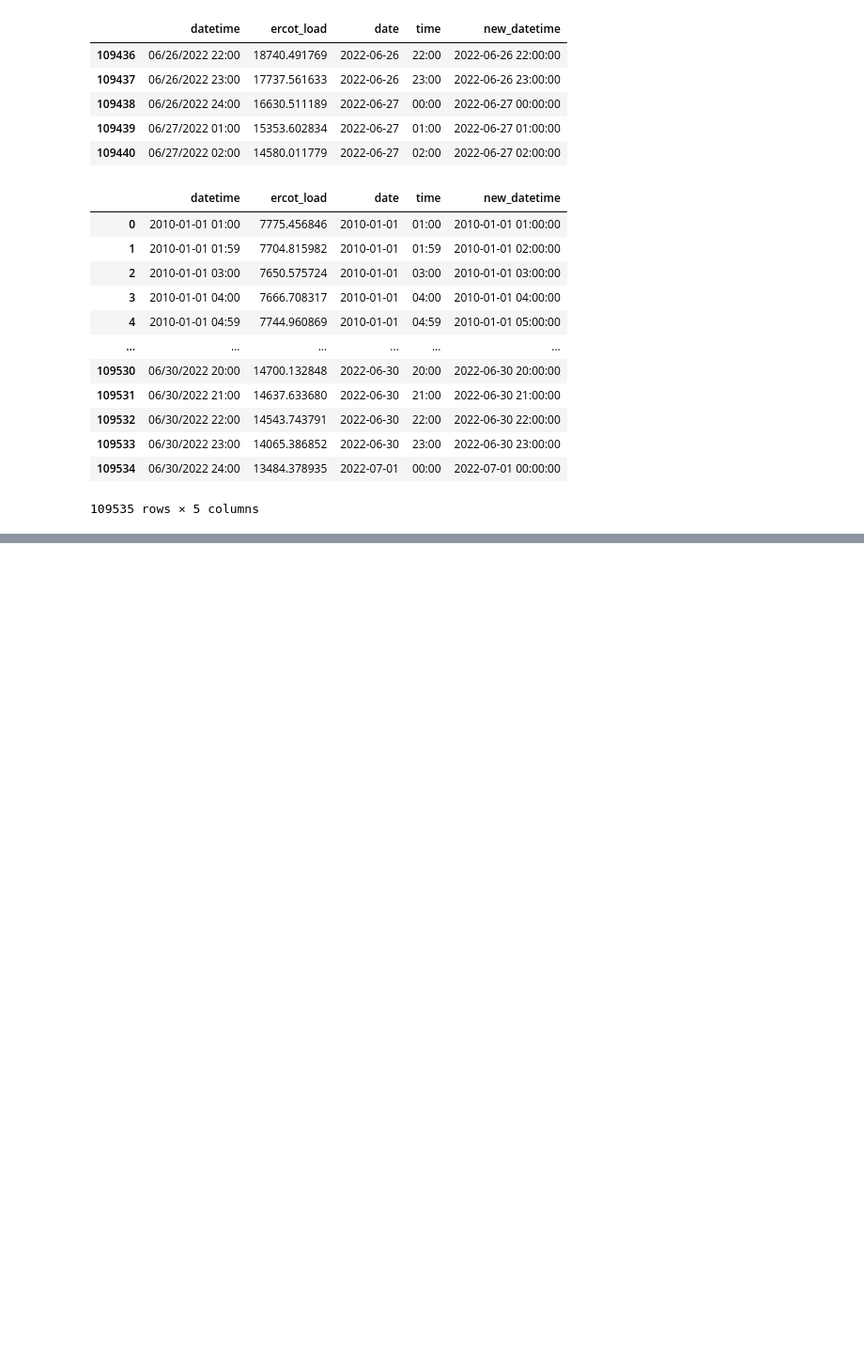
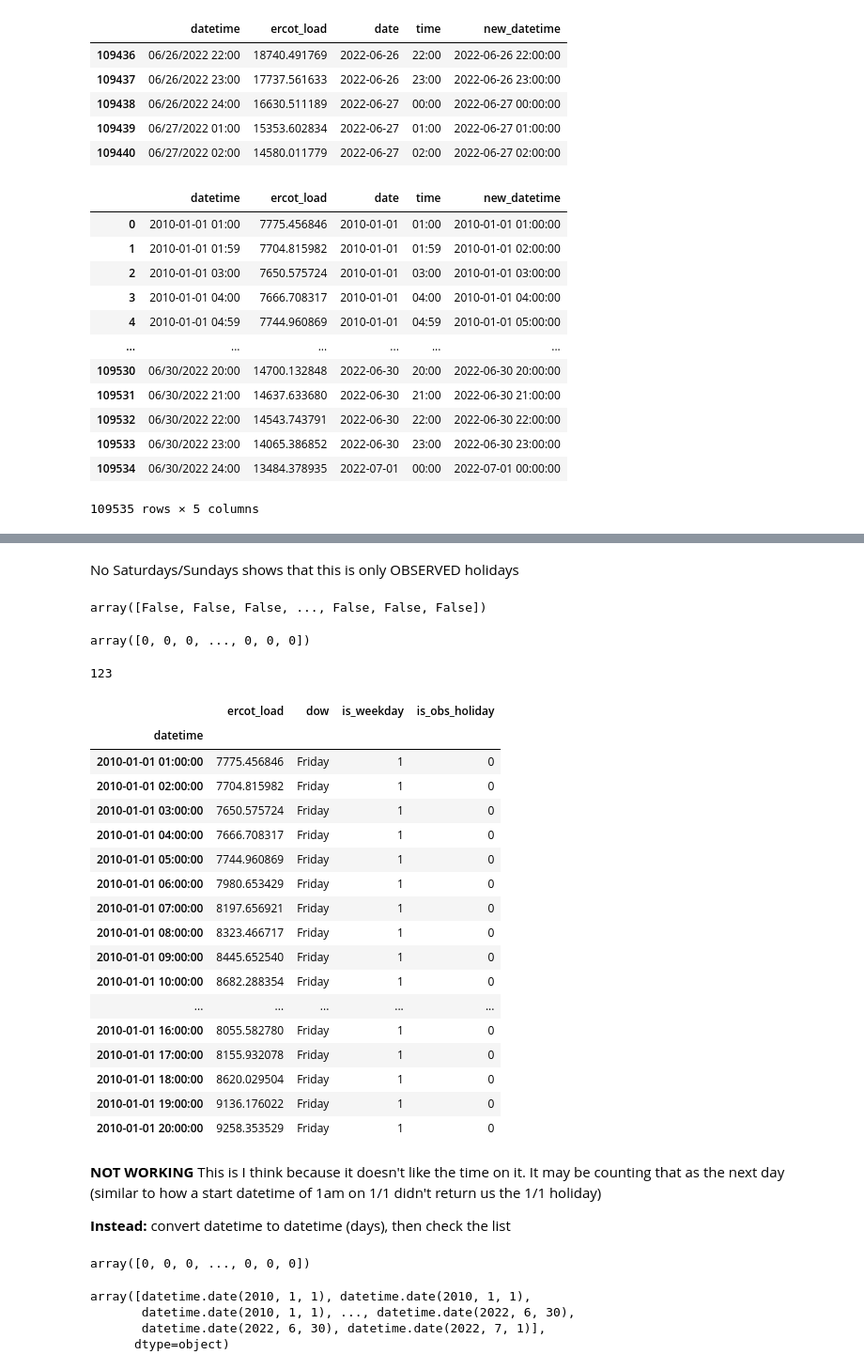
Before and after one commit to energy-demand-forecast/energy_demand_forecast, a Jupyter notebook: cayt_workspace/datetime_scratch.ipynb, the cells around one changed output, grey strips where cells are left out. Shown: that part at 94% size. Drawn from its saved outputs; the diff is of its cells as text; code cells hidden in the pictures; blank space fills up the shorter version.

Commit message:
udpated work to prep ercot features

```diff
--- a/cayt_workspace/datetime_scratch.ipynb
+++ b/cayt_workspace/datetime_scratch.ipynb
@@ -460,0 +621,2 @@ df
+# %%
+df2['is_weekday'] = df2.dow.apply(lambda x: 0 if x in (['Saturday','Sunday']) else 1)
@@ -460,0 +652,3 @@ df
+# %%
+#NOW figure out our holiday options
+cal = USFederalHolidayCalendar() #
@@ -460,0 +678,7 @@ df
+# %%
+#Let's look at the holidays
+start = df2.index[0] - datetime.timedelta(days=1) #this is need b/c it will skip 1/1/2010 (I think b/c it starts at one hour into that day)
+end = df2.index[-1] + datetime.timedelta(days=1)
+obsholidays = cal.holidays(start, end) #returns datetime index
+obsholiday_names = cal.holidays(start, end, return_name = True) #returns series
+print(f'start date: {start}\nend date: {end}')
@@ -460,0 +713,52 @@ df
+# %% [markdown]
+No Saturdays/Sundays shows that this is only OBSERVED holidays
+# %%
+df2.index.isin(obsholidays)
+# %% [output]
+array([False, False, False, ..., False, False, False])
+# %%
+df2.index.isin(obsholidays).astype(int)
+# %% [output]
+array([0, 0, 0, ..., 0, 0, 0])
+# %%
+df2.index.isin(obsholidays).sum()
+# %% [output]
+123
+# %%
+df2['is_obs_holiday'] = df2.index.isin(obsholidays).astype(int)
+# %%
+df2.head(20)
+# %% [output]
+|  | ercot_load | dow | is_weekday | is_obs_holiday |
+| datetime |  |  |  |  |
+| 2010-01-01 01:00:00 | 7775.456846 | Friday | 1 | 0 |
+| 2010-01-01 02:00:00 | 7704.815982 | Friday | 1 | 0 |
+| 2010-01-01 03:00:00 | 7650.575724 | Friday | 1 | 0 |
+| 2010-01-01 04:00:00 | 7666.708317 | Friday | 1 | 0 |
+| 2010-01-01 05:00:00 | 7744.960869 | Friday | 1 | 0 |
+| 2010-01-01 06:00:00 | 7980.653429 | Friday | 1 | 0 |
+| 2010-01-01 07:00:00 | 8197.656921 | Friday | 1 | 0 |
+| 2010-01-01 08:00:00 | 8323.466717 | Friday | 1 | 0 |
+| 2010-01-01 09:00:00 | 8445.652540 | Friday | 1 | 0 |
+| 2010-01-01 10:00:00 | 8682.288354 | Friday | 1 | 0 |
+| ... | ... | ... | ... | ... |
+| 2010-01-01 16:00:00 | 8055.582780 | Friday | 1 | 0 |
+| 2010-01-01 17:00:00 | 8155.932078 | Friday | 1 | 0 |
+| 2010-01-01 18:00:00 | 8620.029504 | Friday | 1 | 0 |
+| 2010-01-01 19:00:00 | 9136.176022 | Friday | 1 | 0 |
+| 2010-01-01 20:00:00 | 9258.353529 | Friday | 1 | 0 |
+# %% [markdown]
+**NOT WORKING** This is I think because it doesn't like the time on it.  It may be counting that as the next day (similar to how a start datetime of 1am on 1/1 didn't return us the 1/1 holiday)
+
+**Instead:** convert datetime to datetime (days), then check the list
+# %%
+pd.to_datetime(df2.index,unit='D').isin(obsholidays).astype(int) #didn't work
+# %% [output]
+array([0, 0, 0, ..., 0, 0, 0])
+# %%
+df2.index.date
+# %% [output]
+array([datetime.date(2010, 1, 1), datetime.date(2010, 1, 1),
+       datetime.date(2010, 1, 1), ..., datetime.date(2022, 6, 30),
+       datetime.date(2022, 6, 30), datetime.date(2022, 7, 1)],
+      dtype=object)
```
Also changed, not shown: parts of 53 cells of this notebook, 1 other file.
